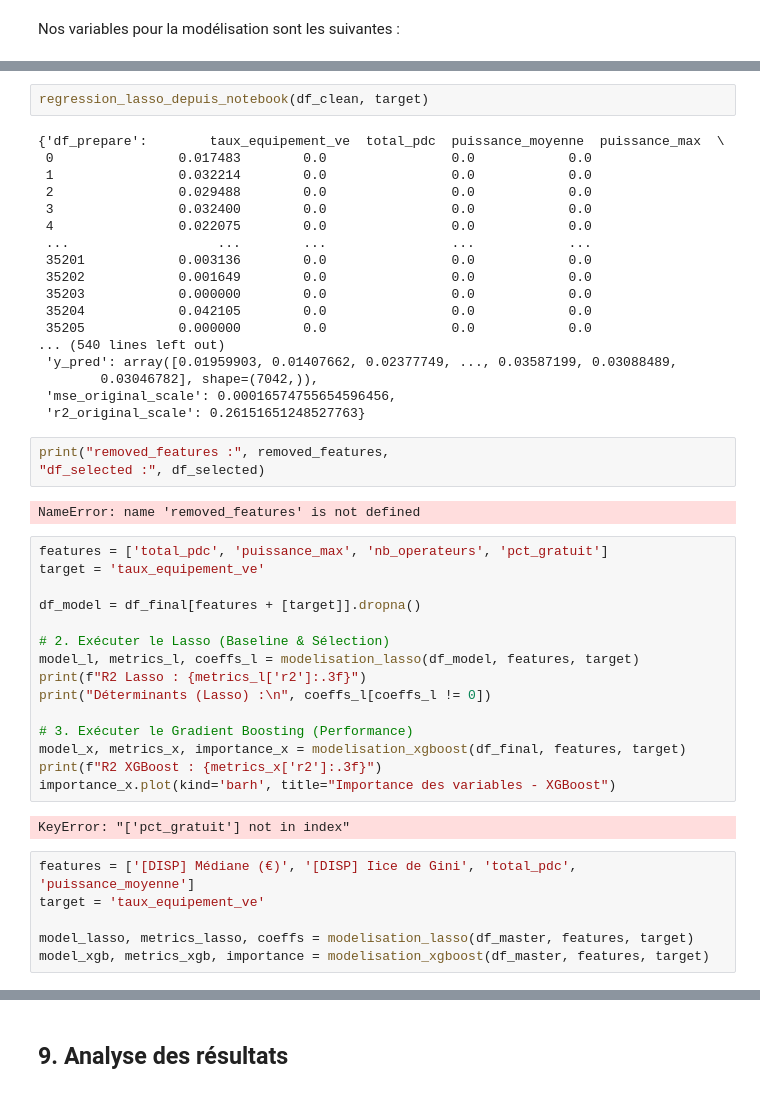
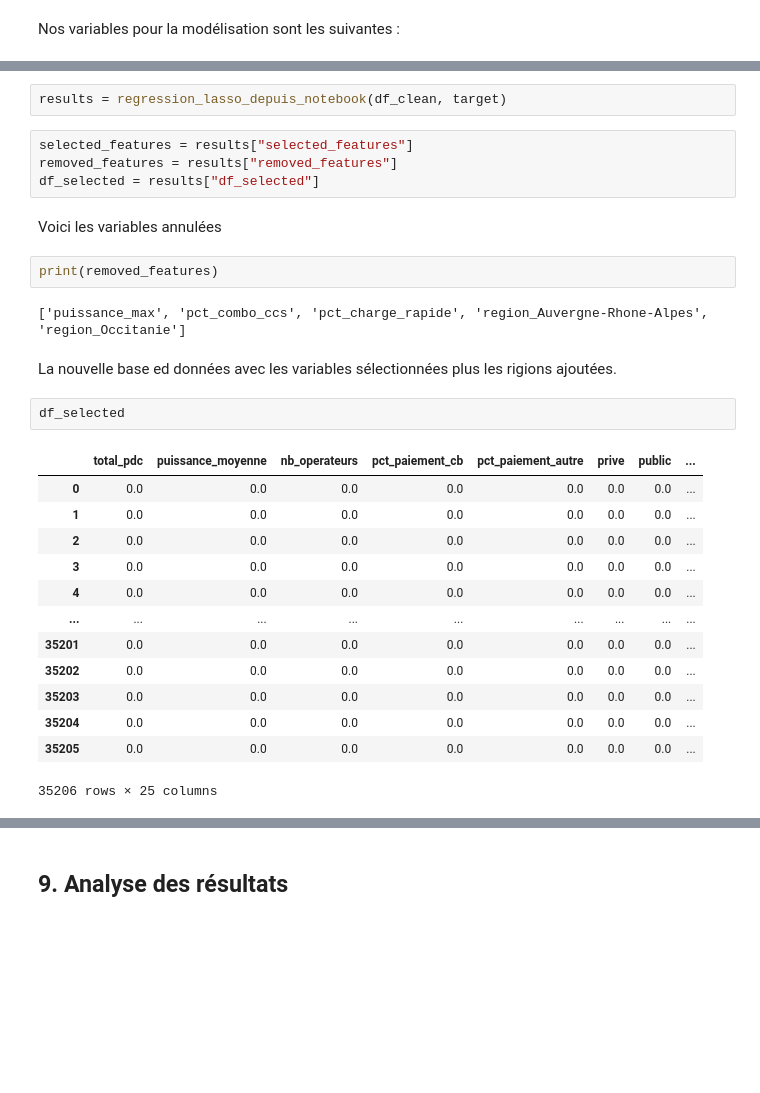
Before and after one commit to Laurine-ensai/projet_python_pour_la_data_science, a Jupyter notebook: main_analysis.ipynb, the cells around one changed output, grey strips where cells are left out. Drawn from its saved outputs; the diff is of its cells as text; blank space fills up the shorter version.

```diff
--- a/main_analysis.ipynb
+++ b/main_analysis.ipynb
@@ -738,48 +749,30 @@ attention LASSO ne prend pas de valeurs manquantes !!
 # %%
-regression_lasso_depuis_notebook(df_clean, target)
+results = regression_lasso_depuis_notebook(df_clean, target)
-# %% [output]
-{'df_prepare':        taux_equipement_ve  total_pdc  puissance_moyenne  puissance_max  \
- 0                0.017483        0.0                0.0            0.0
- 1                0.032214        0.0                0.0            0.0
- 2                0.029488        0.0                0.0            0.0
- 3                0.032400        0.0                0.0            0.0
- 4                0.022075        0.0                0.0            0.0
- ...                   ...        ...                ...            ...
- 35201            0.003136        0.0                0.0            0.0
- 35202            0.001649        0.0                0.0            0.0
- 35203            0.000000        0.0                0.0            0.0
- 35204            0.042105        0.0                0.0            0.0
- 35205            0.000000        0.0                0.0            0.0
-... (540 lines left out)
- 'y_pred': array([0.01959903, 0.01407662, 0.02377749, ..., 0.03587199, 0.03088489,
-        0.03046782], shape=(7042,)),
- 'mse_original_scale': 0.00016574755654596456,
- 'r2_original_scale': 0.26151651248527763}
+# %%
+selected_features = results["selected_features"]
+removed_features = results["removed_features"]
+df_selected = results["df_selected"]
+# %% [markdown]
+Voici les variables annulées
 # %%
-print("removed_features :", removed_features,
-"df_selected :", df_selected)
+print(removed_features)
 # %% [output]
-NameError: name 'removed_features' is not defined
+['puissance_max', 'pct_combo_ccs', 'pct_charge_rapide', 'region_Auvergne-Rhone-Alpes', 'region_Occitanie']
-# %%
-features = ['total_pdc', 'puissance_max', 'nb_operateurs', 'pct_gratuit']
-target = 'taux_equipement_ve'
-
-df_model = df_final[features + [target]].dropna()
-
-# 2. Exécuter le Lasso (Baseline & Sélection)
-model_l, metrics_l, coeffs_l = modelisation_lasso(df_model, features, target)
-print(f"R2 Lasso : {metrics_l['r2']:.3f}")
-print("Déterminants (Lasso) :\n", coeffs_l[coeffs_l != 0])
-
-# 3. Exécuter le Gradient Boosting (Performance)
-model_x, metrics_x, importance_x = modelisation_xgboost(df_final, features, target)
-print(f"R2 XGBoost : {metrics_x['r2']:.3f}")
-importance_x.plot(kind='barh', title="Importance des variables - XGBoost")
-# %% [output]
-KeyError: "['pct_gratuit'] not in index"
-# %%
-features = ['[DISP] Médiane (€)', '[DISP] Iice de Gini', 'total_pdc', 'puissance_moyenne']
-target = 'taux_equipement_ve'
-
-model_lasso, metrics_lasso, coeffs = modelisation_lasso(df_master, features, target)
-model_xgb, metrics_xgb, importance = modelisation_xgboost(df_master, features, target)
+# %% [markdown]
+La nouvelle base ed données avec les variables sélectionnées plus les rigions ajoutées.
+# %%
+df_selected
+# %% [output]
+|  | total_pdc | puissance_moyenne | nb_operateurs | pct_paiement_cb | pct_paiement_autre | prive | public | ... |
+| 0 | 0.0 | 0.0 | 0.0 | 0.0 | 0.0 | 0.0 | 0.0 | ... |
+| 1 | 0.0 | 0.0 | 0.0 | 0.0 | 0.0 | 0.0 | 0.0 | ... |
+| 2 | 0.0 | 0.0 | 0.0 | 0.0 | 0.0 | 0.0 | 0.0 | ... |
+| 3 | 0.0 | 0.0 | 0.0 | 0.0 | 0.0 | 0.0 | 0.0 | ... |
+| 4 | 0.0 | 0.0 | 0.0 | 0.0 | 0.0 | 0.0 | 0.0 | ... |
+| ... | ... | ... | ... | ... | ... | ... | ... | ... |
+| 35201 | 0.0 | 0.0 | 0.0 | 0.0 | 0.0 | 0.0 | 0.0 | ... |
+| 35202 | 0.0 | 0.0 | 0.0 | 0.0 | 0.0 | 0.0 | 0.0 | ... |
+| 35203 | 0.0 | 0.0 | 0.0 | 0.0 | 0.0 | 0.0 | 0.0 | ... |
+| 35204 | 0.0 | 0.0 | 0.0 | 0.0 | 0.0 | 0.0 | 0.0 | ... |
+| 35205 | 0.0 | 0.0 | 0.0 | 0.0 | 0.0 | 0.0 | 0.0 | ... |
+35206 rows × 25 columns
```
Also changed, not shown: parts of 10 cells of this notebook, 4 other files.
